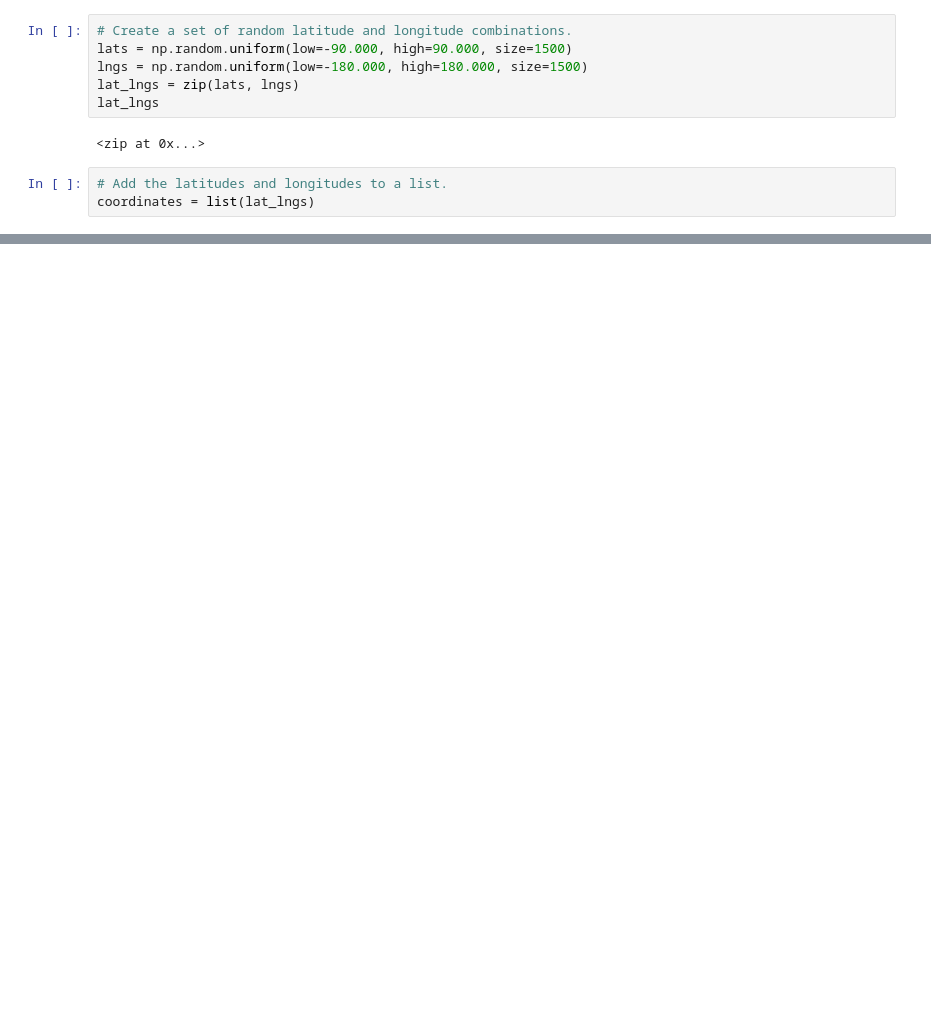
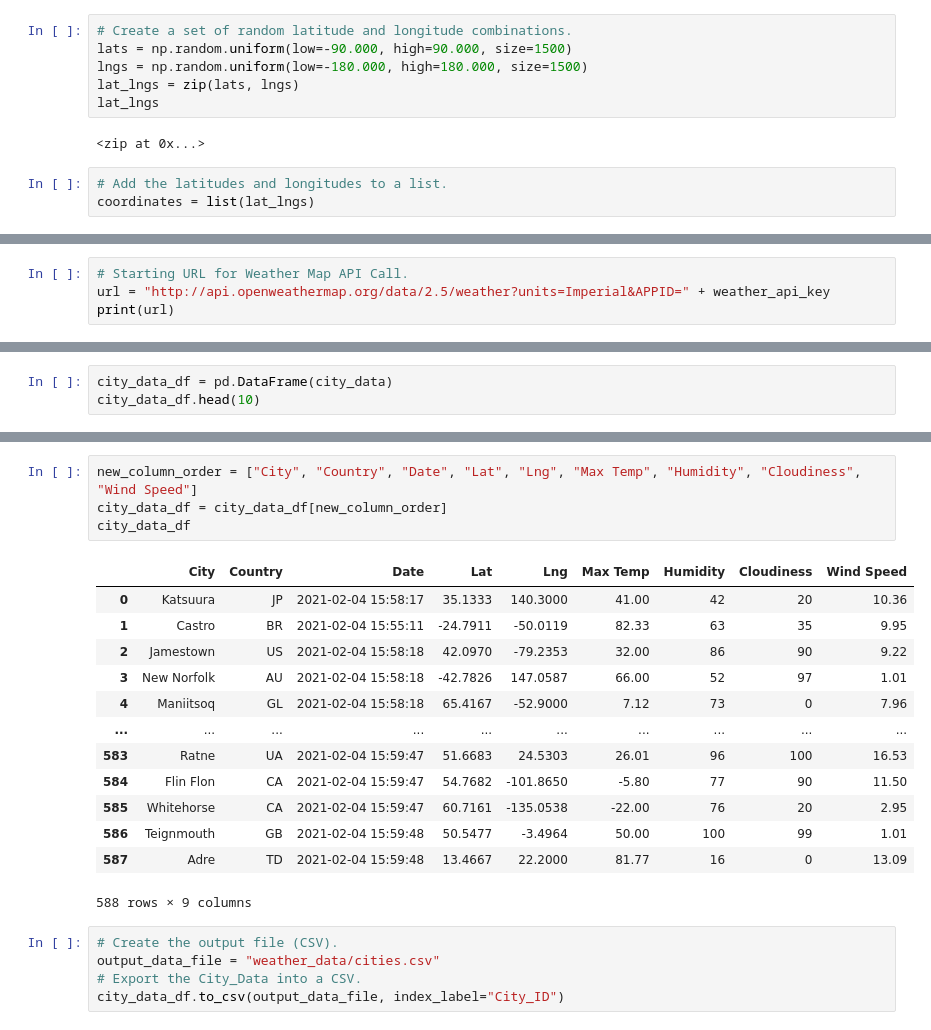
Before and after one commit to CaroShaf/World_Weather_Analysis, a Jupyter notebook: WeatherPy.ipynb, the cells around one changed output, grey strips where cells are left out. Cells and saved outputs as stored; diff of their text form; blank space fills up the shorter version.

```diff
--- a/WeatherPy.ipynb
+++ b/WeatherPy.ipynb
@@ -33,0 +43,4 @@ len(cities)
+# %%
+# Starting URL for Weather Map API Call.
+url = "http://api.openweathermap.org/data/2.5/weather?units=Imperial&APPID=" + weather_api_key
+print(url)
@@ -33,0 +128,3 @@ len(cities)
+# %%
+city_data_df = pd.DataFrame(city_data)
+city_data_df.head(10)
@@ -33,0 +143,23 @@ len(cities)
+# %%
+new_column_order = ["City", "Country", "Date", "Lat", "Lng", "Max Temp", "Humidity", "Cloudiness", "Wind Speed"]
+city_data_df = city_data_df[new_column_order]
+city_data_df
+# %% [output]
+|  | City | Country | Date | Lat | Lng | Max Temp | Humidity | Cloudiness | Wind Speed |
+| 0 | Katsuura | JP | 2021-02-04 15:58:17 | 35.1333 | 140.3000 | 41.00 | 42 | 20 | 10.36 |
+| 1 | Castro | BR | 2021-02-04 15:55:11 | -24.7911 | -50.0119 | 82.33 | 63 | 35 | 9.95 |
+| 2 | Jamestown | US | 2021-02-04 15:58:18 | 42.0970 | -79.2353 | 32.00 | 86 | 90 | 9.22 |
+| 3 | New Norfolk | AU | 2021-02-04 15:58:18 | -42.7826 | 147.0587 | 66.00 | 52 | 97 | 1.01 |
+| 4 | Maniitsoq | GL | 2021-02-04 15:58:18 | 65.4167 | -52.9000 | 7.12 | 73 | 0 | 7.96 |
+| ... | ... | ... | ... | ... | ... | ... | ... | ... | ... |
+| 583 | Ratne | UA | 2021-02-04 15:59:47 | 51.6683 | 24.5303 | 26.01 | 96 | 100 | 16.53 |
+| 584 | Flin Flon | CA | 2021-02-04 15:59:47 | 54.7682 | -101.8650 | -5.80 | 77 | 90 | 11.50 |
+| 585 | Whitehorse | CA | 2021-02-04 15:59:47 | 60.7161 | -135.0538 | -22.00 | 76 | 20 | 2.95 |
+| 586 | Teignmouth | GB | 2021-02-04 15:59:48 | 50.5477 | -3.4964 | 50.00 | 100 | 99 | 1.01 |
+| 587 | Adre | TD | 2021-02-04 15:59:48 | 13.4667 | 22.2000 | 81.77 | 16 | 0 | 13.09 |
+588 rows × 9 columns
+# %%
+# Create the output file (CSV).
+output_data_file = "weather_data/cities.csv"
+# Export the City_Data into a CSV.
+city_data_df.to_csv(output_data_file, index_label="City_ID")
```
Also changed, not shown: parts of 5 cells of this notebook, 3 other files.
